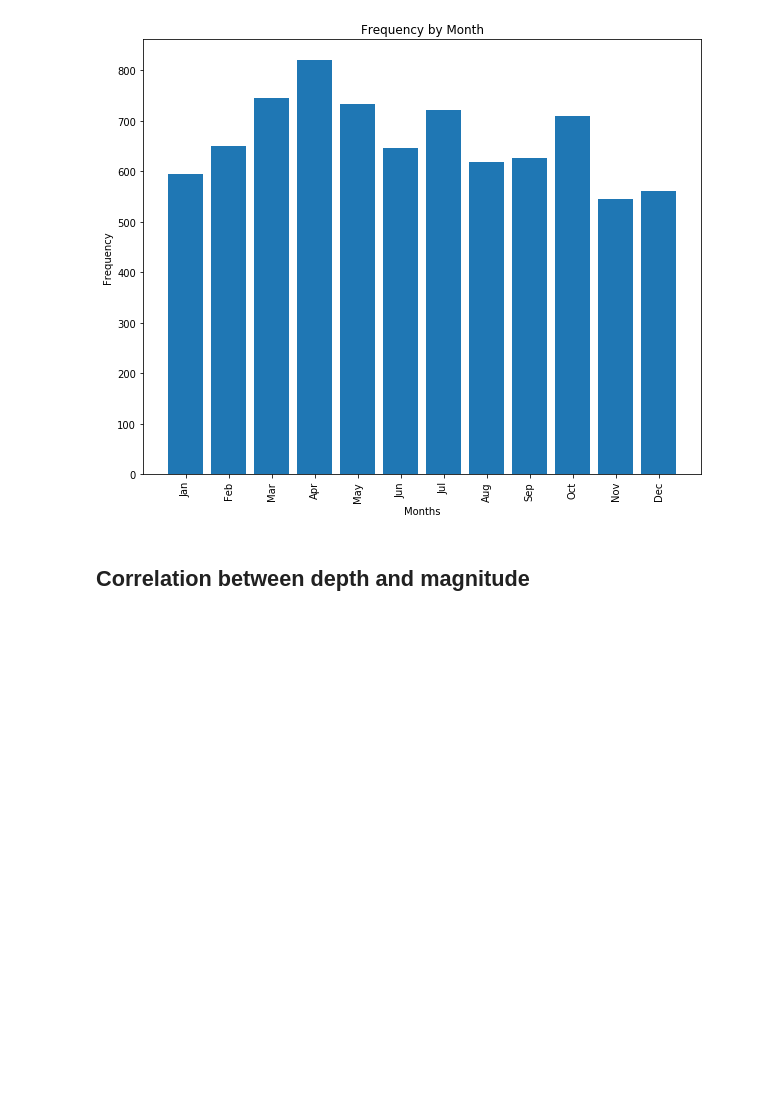
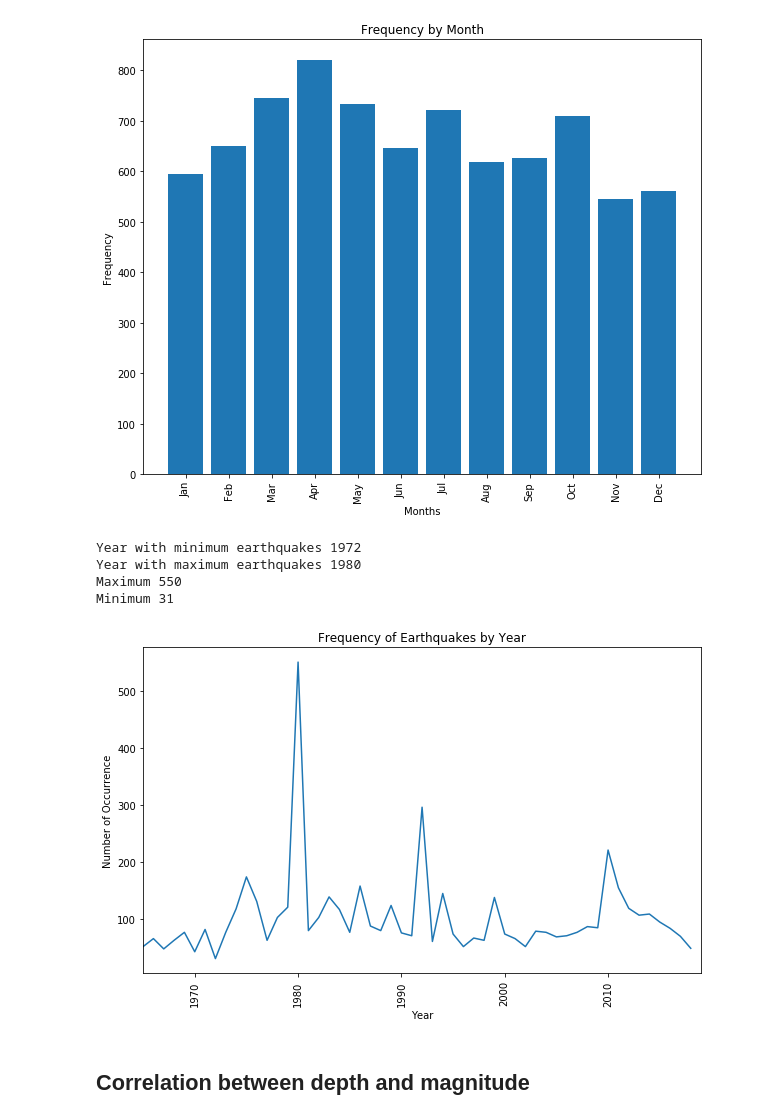
Before and after one commit to labs13-quake-viewer/ds-notebooks, a Jupyter notebook: Earthquake Analysis.ipynb, the cells around one changed output. Cells and saved outputs as stored; diff of their text form; code cells hidden in the pictures; blank space fills up the shorter version.

```diff
--- a/Earthquake Analysis.ipynb
+++ b/Earthquake Analysis.ipynb
@@ -290,3 +300,44 @@ plt.show()
+# %%
+year_occurrence = df.groupby('year').groups
+
+year = [i for i in range(1965,2019)]
+occurrence = []
+
+for i in range(len(year)):
+    val = year_occurrence[year[i]]
+    occurrence.append(len(val))
+
+maximum = max(occurrence)
+minimum = min(occurrence)
+
+for i in range(len(year)):
+    if(len(year_occurrence[year[i]]) == maximum):
+        print("Year with maximum earthquakes", year[i])
+
+    elif(len(year_occurrence[year[i]]) == minimum):
+        print("Year with minimum earthquakes", year[i])
+
+
+print("Maximum",maximum)
+print("Minimum",minimum)
+
+fig = plt.figure(figsize=(10,6))
+plt.plot(year,occurrence)
+plt.xticks(rotation = 90)
+plt.xlabel("Year")
+plt.ylabel("Number of Occurrence")
+plt.title("Frequency of Earthquakes by Year")
+plt.xlim(1965,2019)
+plt.show()
+
+# to save
+# plt.savefig('Freq_by_year.svg', format='svg')
+# %% [output]
+Year with minimum earthquakes 1972
+Year with maximum earthquakes 1980
+Maximum 550
+Minimum 31
+[figure, added]
 # %% [markdown]
 ## Correlation between depth and magnitude
 # %%
```
Also changed, not shown: parts of 10 cells of this notebook, 4 other files.
